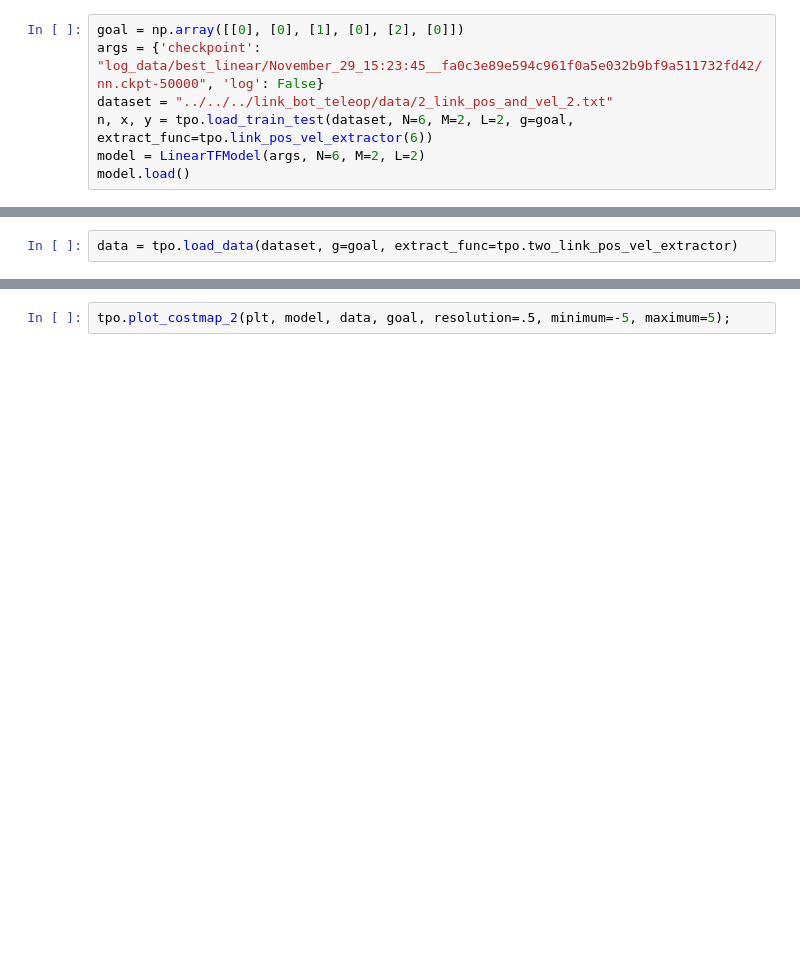
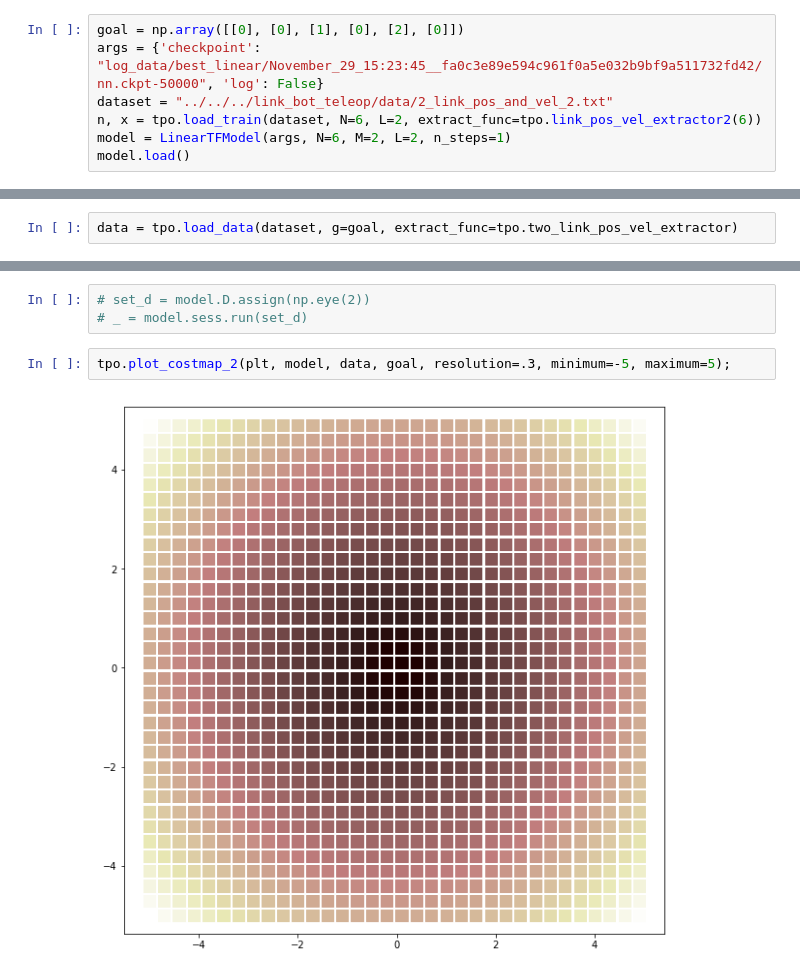
Before and after one commit to UM-ARM-Lab/unreliable-deform-manipulation, a Jupyter notebook: link_bot_notebooks/src/link_bot_notebooks/Linear TF Testing.ipynb, the cells around one changed output, grey strips where cells are left out. Drawn from its saved outputs; the diff is of its cells as text; blank space fills up the shorter version.

```diff
--- a/link_bot_notebooks/src/link_bot_notebooks/Linear TF Testing.ipynb
+++ b/link_bot_notebooks/src/link_bot_notebooks/Linear TF Testing.ipynb
@@ -14,7 +14,7 @@ importing Jupyter notebook from /home/pmitrano/catkin_ws/src/link_bot/link_bot_n
 goal = np.array([[0], [0], [1], [0], [2], [0]])
 args = {'checkpoint': "log_data/best_linear/November_29_15:23:45__fa0c3e89e594c961f0a5e032b9bf9a511732fd42/nn.ckpt-50000", 'log': False}
 dataset = "../../../link_bot_teleop/data/2_link_pos_and_vel_2.txt"
-n, x, y = tpo.load_train_test(dataset, N=6, M=2, L=2, g=goal, extract_func=tpo.link_pos_vel_extractor(6))
-model = LinearTFModel(args, N=6, M=2, L=2)
+n, x = tpo.load_train(dataset, N=6, L=2, extract_func=tpo.link_pos_vel_extractor2(6))
+model = LinearTFModel(args, N=6, M=2, L=2, n_steps=1)
 model.load()
 # %% [output]
@@ -43,2 +59,7 @@ plt.scatter(goal[0], goal[1], s=100, c='Green', label='goal');
+# %%
+# set_d = model.D.assign(np.eye(2))
+# _ = model.sess.run(set_d)
 # %%
-tpo.plot_costmap_2(plt, model, data, goal, resolution=.5, minimum=-5, maximum=5);
+tpo.plot_costmap_2(plt, model, data, goal, resolution=.3, minimum=-5, maximum=5);
+# %% [output]
+[figure, added]
```
Also changed, not shown: parts of 9 cells of this notebook, 6 other files.
